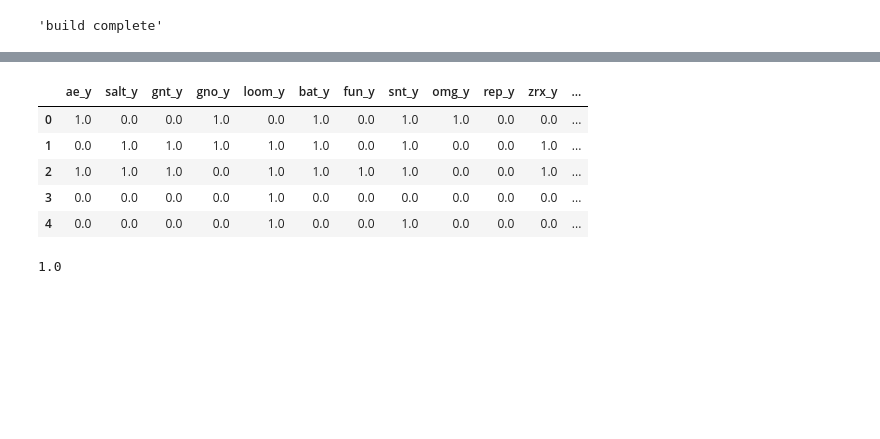
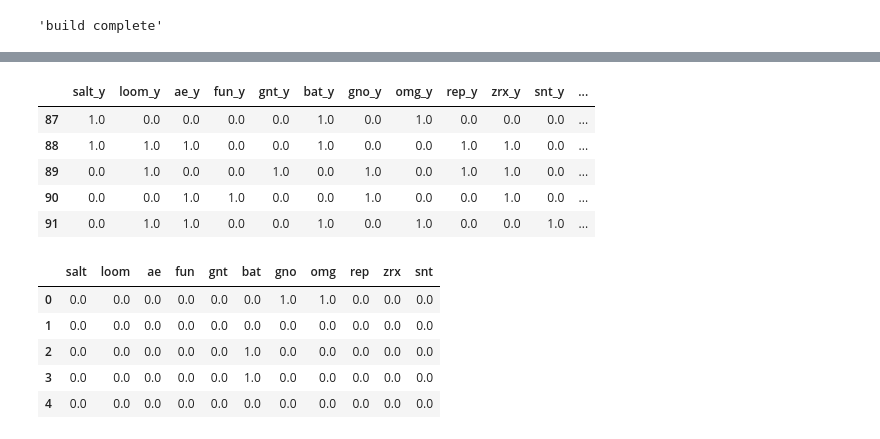
Before and after one commit to ed-creator/cryptoml, a Jupyter notebook: build_datasets.ipynb, the cells around one changed output, grey strips where cells are left out. Saved outputs shown, nothing was run; the diff lists cells and outputs as text; code cells hidden in the pictures; blank space fills up the shorter version.

```diff
--- a/build_datasets.ipynb
+++ b/build_datasets.ipynb
@@ -121,13 +121,13 @@ predictions.head()
 # %%
 labels['sum'] = labels.sum(axis=1)
-labels.head()
+(labels.tail())
 # %% [output]
-|  | ae_y | salt_y | gnt_y | gno_y | loom_y | bat_y | fun_y | snt_y | omg_y | rep_y | zrx_y | ... |
-| 0 | 1.0 | 0.0 | 0.0 | 1.0 | 0.0 | 1.0 | 0.0 | 1.0 | 1.0 | 0.0 | 0.0 | ... |
-| 1 | 0.0 | 1.0 | 1.0 | 1.0 | 1.0 | 1.0 | 0.0 | 1.0 | 0.0 | 0.0 | 1.0 | ... |
-| 2 | 1.0 | 1.0 | 1.0 | 0.0 | 1.0 | 1.0 | 1.0 | 1.0 | 0.0 | 0.0 | 1.0 | ... |
-| 3 | 0.0 | 0.0 | 0.0 | 0.0 | 1.0 | 0.0 | 0.0 | 0.0 | 0.0 | 0.0 | 0.0 | ... |
-| 4 | 0.0 | 0.0 | 0.0 | 0.0 | 1.0 | 0.0 | 0.0 | 1.0 | 0.0 | 0.0 | 0.0 | ... |
+|  | salt_y | loom_y | ae_y | fun_y | gnt_y | bat_y | gno_y | omg_y | rep_y | zrx_y | snt_y | ... |
+| 87 | 1.0 | 0.0 | 0.0 | 0.0 | 0.0 | 1.0 | 0.0 | 1.0 | 0.0 | 0.0 | 0.0 | ... |
+| 88 | 1.0 | 1.0 | 1.0 | 0.0 | 0.0 | 1.0 | 0.0 | 0.0 | 1.0 | 1.0 | 0.0 | ... |
+| 89 | 0.0 | 1.0 | 0.0 | 0.0 | 1.0 | 0.0 | 1.0 | 0.0 | 1.0 | 1.0 | 0.0 | ... |
+| 90 | 0.0 | 0.0 | 1.0 | 1.0 | 0.0 | 0.0 | 1.0 | 0.0 | 0.0 | 1.0 | 0.0 | ... |
+| 91 | 0.0 | 1.0 | 1.0 | 0.0 | 0.0 | 1.0 | 0.0 | 1.0 | 0.0 | 0.0 | 1.0 | ... |
 # %%
 choices = predictions
 for index, row in predictions.iterrows():
@@ -137,7 +137,12 @@ for index, row in predictions.iterrows():
             choices.iloc[index][i] = True
         else:
             choices.iloc[index][i] = False
-# %%
-choices['ae'][5]
-# %% [output]
-1.0
+# %%
+choices.head()
+# %% [output]
+|  | salt | loom | ae | fun | gnt | bat | gno | omg | rep | zrx | snt |
+| 0 | 0.0 | 0.0 | 0.0 | 0.0 | 0.0 | 0.0 | 1.0 | 1.0 | 0.0 | 0.0 | 0.0 |
+| 1 | 0.0 | 0.0 | 0.0 | 0.0 | 0.0 | 0.0 | 0.0 | 0.0 | 0.0 | 0.0 | 0.0 |
+| 2 | 0.0 | 0.0 | 0.0 | 0.0 | 0.0 | 1.0 | 0.0 | 0.0 | 0.0 | 0.0 | 0.0 |
+| 3 | 0.0 | 0.0 | 0.0 | 0.0 | 0.0 | 1.0 | 0.0 | 0.0 | 0.0 | 0.0 | 0.0 |
+| 4 | 0.0 | 0.0 | 0.0 | 0.0 | 0.0 | 0.0 | 0.0 | 0.0 | 0.0 | 0.0 | 0.0 |
```
Also changed, not shown: parts of 13 cells of this notebook, 1 other file.
